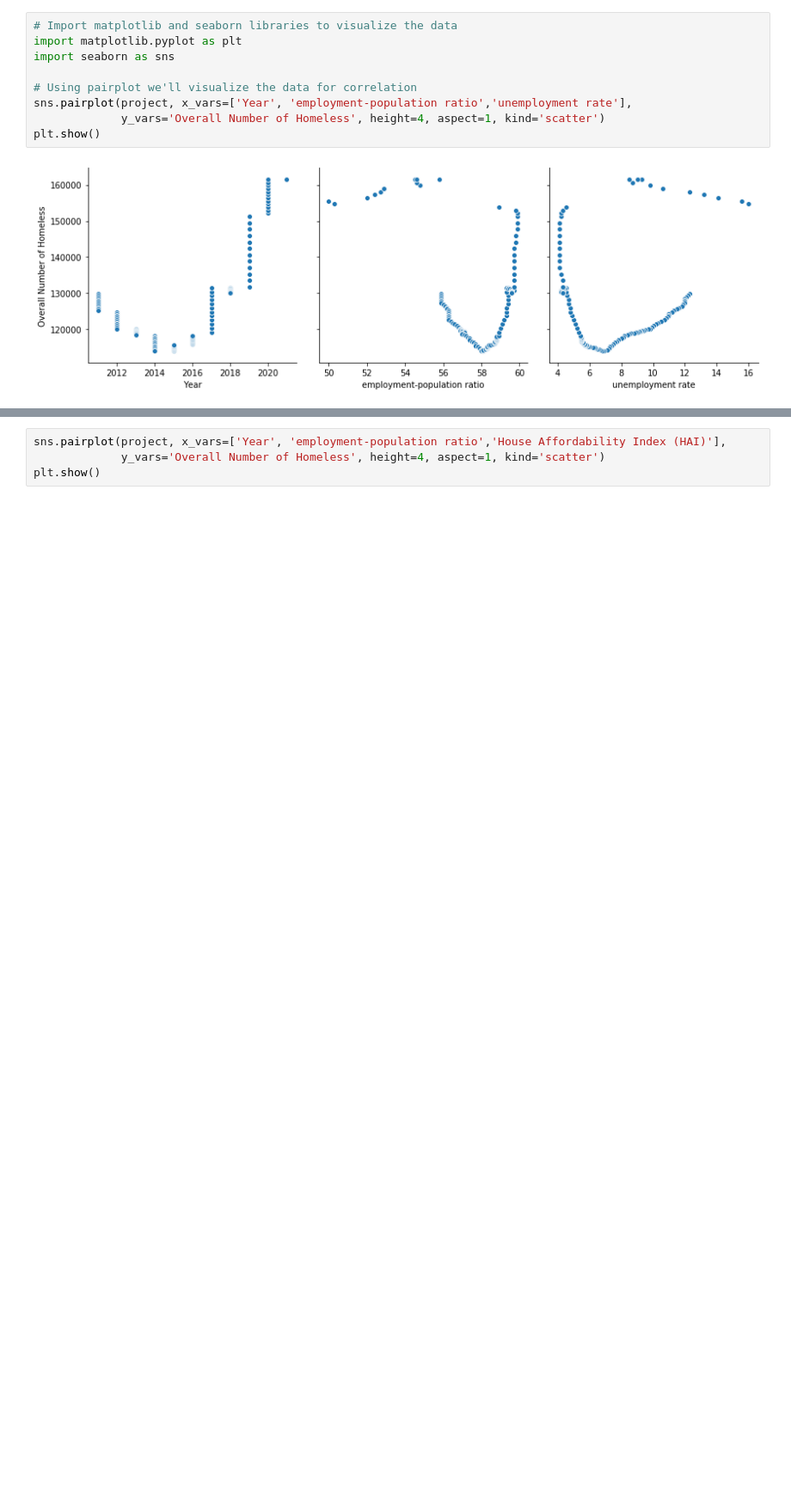
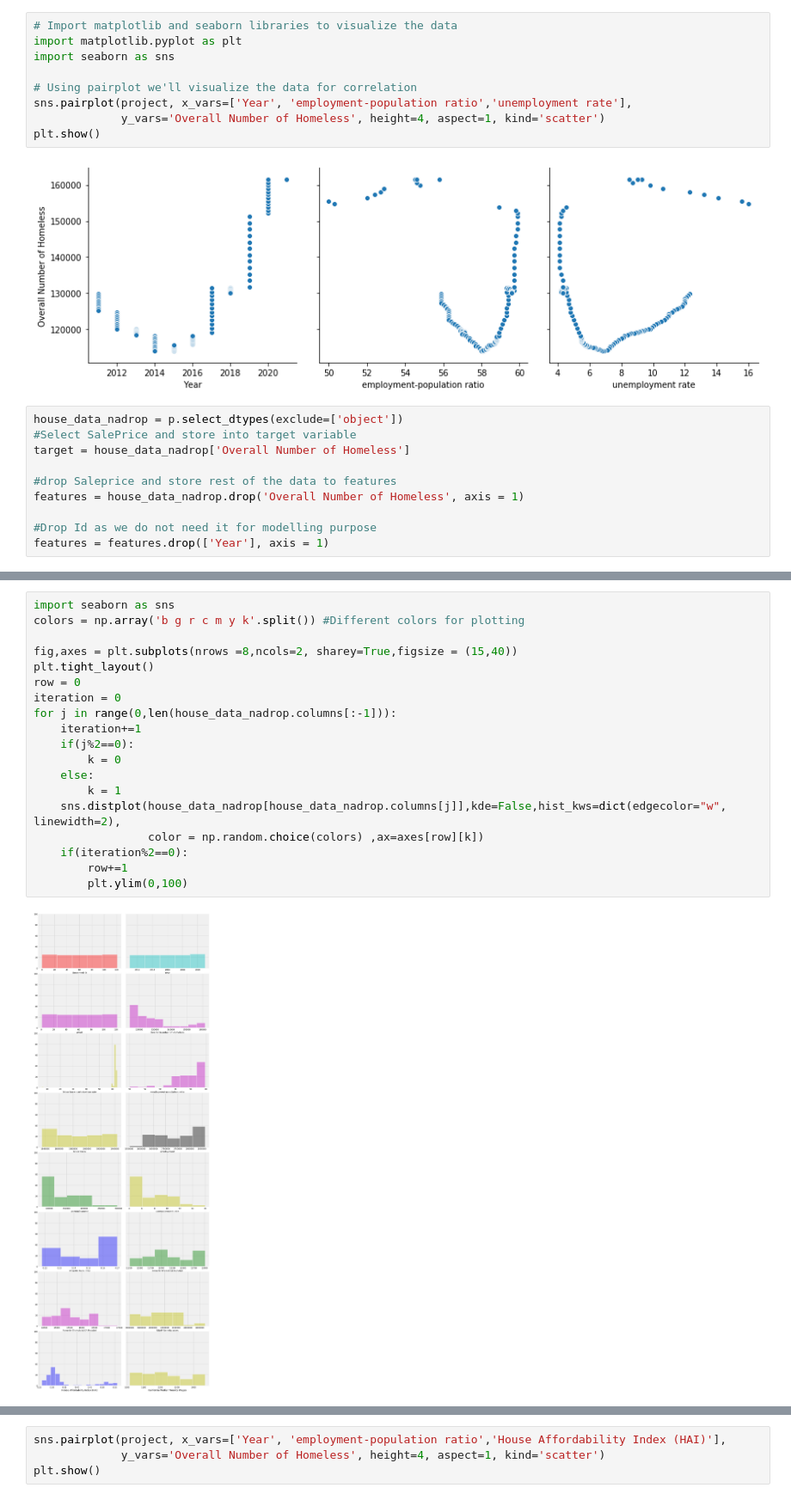
Before and after one commit to nesomo/juuuuii, a Jupyter notebook: Project_RealEstateData.ipynb, the cells around one changed output, grey strips where cells are left out. Shown at 86% size. Cells and saved outputs as stored; diff of their text form; blank space fills up the shorter version.

Commit message:
Python File
Web Scraping & Statistical Analysis for our Project on Homelessness during corona for AggieHacks2021.

```diff
--- a/Project_RealEstateData.ipynb
+++ b/Project_RealEstateData.ipynb
@@ -174,3 +167,13 @@ sns.pairplot(project, x_vars=['Year', 'employment-population ratio','unemploymen
 plt.show()
 # %% [output]
 [figure]
+# %%
+house_data_nadrop = p.select_dtypes(exclude=['object'])
+#Select SalePrice and store into target variable
+target = house_data_nadrop['Overall Number of Homeless']
+
+#drop Saleprice and store rest of the data to features
+features = house_data_nadrop.drop('Overall Number of Homeless', axis = 1)
+
+#Drop Id as we do not need it for modelling purpose
+features = features.drop(['Year'], axis = 1)
@@ -176,0 +201,21 @@ plt.show()
+# %%
+import seaborn as sns
+colors = np.array('b g r c m y k'.split()) #Different colors for plotting
+
+fig,axes = plt.subplots(nrows =8,ncols=2, sharey=True,figsize = (15,40))
+plt.tight_layout()
+row = 0
+iteration = 0
+for j in range(0,len(house_data_nadrop.columns[:-1])):
+    iteration+=1
+    if(j%2==0):
+        k = 0
+    else:
+        k = 1
+    sns.distplot(house_data_nadrop[house_data_nadrop.columns[j]],kde=False,hist_kws=dict(edgecolor="w", linewidth=2),
+                 color = np.random.choice(colors) ,ax=axes[row][k])
+    if(iteration%2==0):
+        row+=1
+        plt.ylim(0,100)
+# %% [output]
+[figure, added]
```
Also changed, not shown: parts of 30 cells of this notebook.
